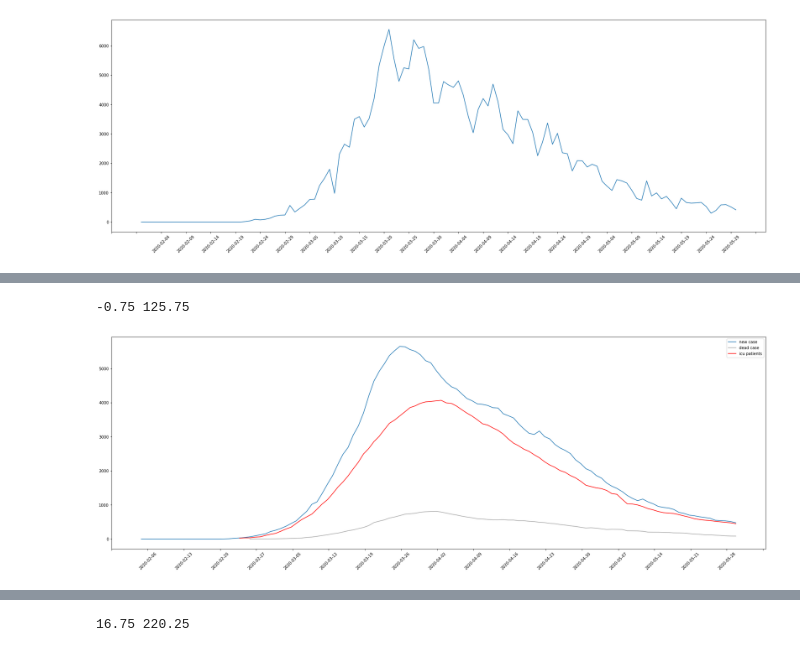
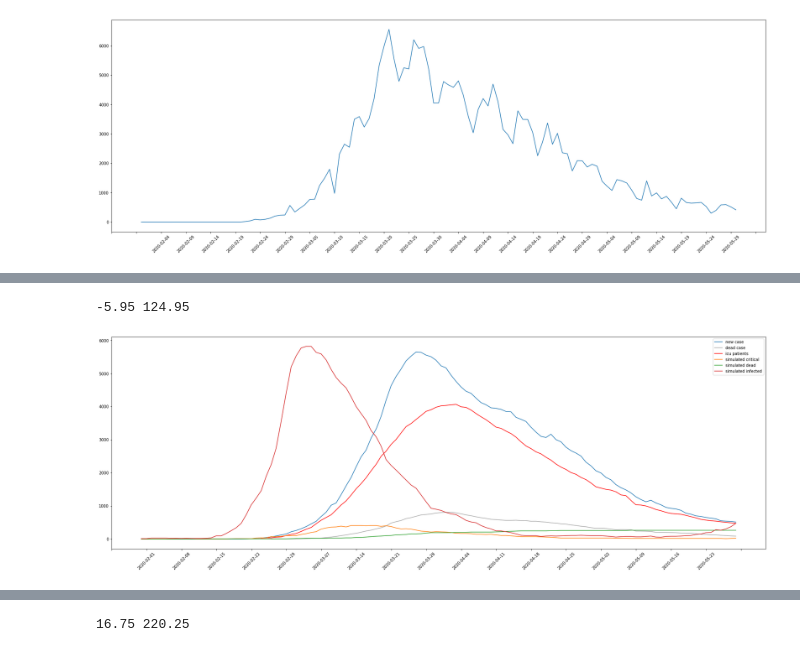
Before and after one commit to tingyincc/pandemic, a Jupyter notebook: scripts/calibration/real_world.ipynb, the cells around one changed output, grey strips where cells are left out. Saved outputs shown, nothing was run; the diff lists cells and outputs as text; code cells hidden in the pictures.

```diff
--- a/scripts/calibration/real_world.ipynb
+++ b/scripts/calibration/real_world.ipynb
@@ -30,4 +30,4 @@ df_italy["date"]
 103669    2022-11-04
 Name: date, Length: 1009, dtype: object
 # %%
-df_italy = df_italy[pd.to_datetime(df_italy["date"]) < pd.to_datetime("2020-05-31")]
+df_italy = df_italy[pd.to_datetime(df_italy["date"]) < pd.to_datetime("2020-05-30")]
@@ -49,0 +34,3 @@ df_italy
+# %%
+df_italy = df_italy.fillna(0)
+df_italy
@@ -86,3 +87,6 @@ plt.show()
 # %% [output]
 -6.0 126.0
 [figure]
+# %%
+df_italy_gis  = pd.read_csv("italy_global_infection_summary.csv")
+df_italy_gis
@@ -88,0 +177,2 @@ plt.show()
+# %%
+df_italy['icu_patients'][5:].append(df_italy['icu_patients'][:5])
@@ -89,18 +323,24 @@ plt.show()
 # %%
+# modified to my_town
+df_italy_gis_1  = pd.read_csv("01_italy_global_infection_summary.csv")
+
 x=df_italy['date']
 fig, ax = plt.subplots(figsize=(30,10))
 # ax.plot(x, df_italy['new_cases'], label = "new case")
 ax.plot(x, df_italy['new_cases_smoothed'], label = "new case")
 # ax.plot(x, df_italy['new_cases'], label = "total case")
 ax.plot(x, df_italy['new_deaths_smoothed'], label = "dead case", color = "darkgrey")
 # ax.plot(x, df_italy['hosp_patients'], label = "hospital patients")
 ax.plot(x, df_italy['icu_patients'], label = "icu patients", color = "red")
+ax.plot(x, df_italy_gis['Critical']*6, label = "simulated critical")
+ax.plot(x, df_italy_gis['Dead']*6, label = "simulated dead")
+ax.plot(x, df_italy_gis['Infected']*6, label = "simulated infected")
 start, end = ax.get_xlim()
 print(start, end)
 ax.xaxis.set_ticks(np.arange(start, end, 7))
 ax.legend()
 plt.xticks(rotation=45)
 plt.show()
 # %% [output]
--0.75 125.75
+-5.95 124.95
-[figure, old version]
+[figure, new version]
```
Also changed, not shown: parts of 35 cells of this notebook, 5 other files.
